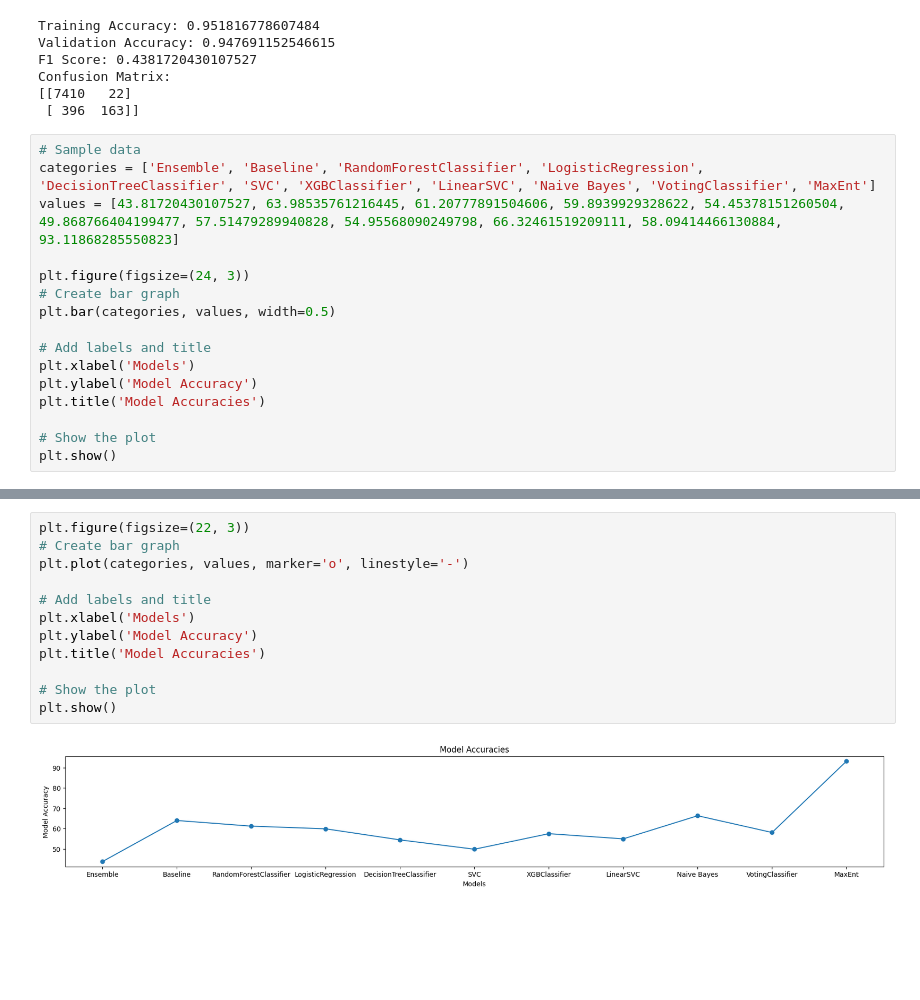
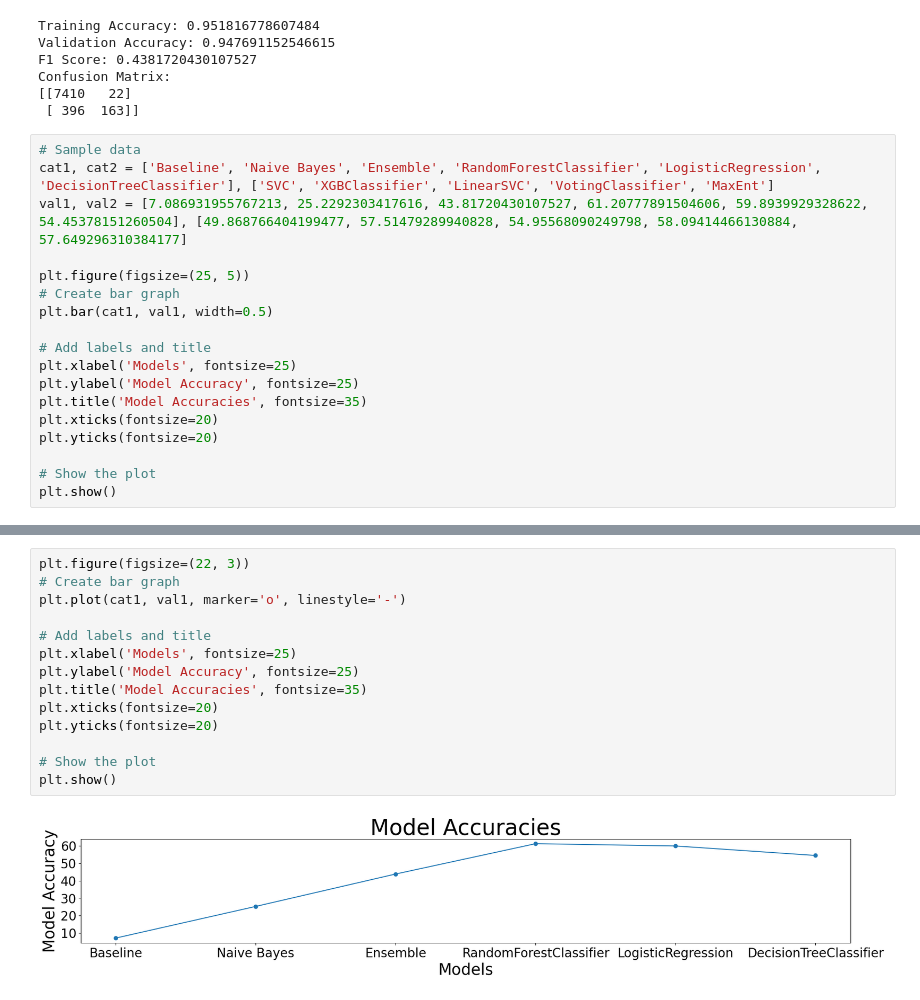
Before and after one commit to SonuAlex/Sentiment-Analysis, a Jupyter notebook: Twitter_Sentiment.ipynb, the cells around one changed output, grey strips where cells are left out. Saved outputs shown, nothing was run; the diff lists cells and outputs as text; blank space fills up the shorter version.

```diff
--- a/Twitter_Sentiment.ipynb
+++ b/Twitter_Sentiment.ipynb
@@ -788,17 +769,19 @@ Confusion Matrix:
  [ 396  163]]
 # %%
 # Sample data
-categories = ['Ensemble', 'Baseline', 'RandomForestClassifier', 'LogisticRegression', 'DecisionTreeClassifier', 'SVC', 'XGBClassifier', 'LinearSVC', 'Naive Bayes', 'VotingClassifier', 'MaxEnt']
-values = [43.81720430107527, 63.98535761216445, 61.20777891504606, 59.8939929328622, 54.45378151260504, 49.868766404199477, 57.51479289940828, 54.95568090249798, 66.32461519209111, 58.09414466130884, 93.11868285550823]
+cat1, cat2 = ['Baseline', 'Naive Bayes', 'Ensemble', 'RandomForestClassifier', 'LogisticRegression', 'DecisionTreeClassifier'], ['SVC', 'XGBClassifier', 'LinearSVC', 'VotingClassifier', 'MaxEnt']
+val1, val2 = [7.086931955767213, 25.2292303417616, 43.81720430107527, 61.20777891504606, 59.8939929328622, 54.45378151260504], [49.868766404199477, 57.51479289940828, 54.95568090249798, 58.09414466130884, 57.649296310384177]
 
-plt.figure(figsize=(24, 3))
+plt.figure(figsize=(25, 5))
 # Create bar graph
-plt.bar(categories, values, width=0.5)
+plt.bar(cat1, val1, width=0.5)
 
 # Add labels and title
-plt.xlabel('Models')
-plt.ylabel('Model Accuracy')
-plt.title('Model Accuracies')
+plt.xlabel('Models', fontsize=25)
+plt.ylabel('Model Accuracy', fontsize=25)
+plt.title('Model Accuracies', fontsize=35)
+plt.xticks(fontsize=20)
+plt.yticks(fontsize=20)
 
 # Show the plot
 plt.show()
@@ -807,14 +806,16 @@ plt.show()
 # %%
 plt.figure(figsize=(22, 3))
 # Create bar graph
-plt.plot(categories, values, marker='o', linestyle='-')
+plt.plot(cat1, val1, marker='o', linestyle='-')
 
 # Add labels and title
-plt.xlabel('Models')
-plt.ylabel('Model Accuracy')
-plt.title('Model Accuracies')
+plt.xlabel('Models', fontsize=25)
+plt.ylabel('Model Accuracy', fontsize=25)
+plt.title('Model Accuracies', fontsize=35)
+plt.xticks(fontsize=20)
+plt.yticks(fontsize=20)
 
 # Show the plot
 plt.show()
 # %% [output]
-[figure, old version]
+[figure, new version]
```
Also changed, not shown: parts of 11 cells of this notebook.
